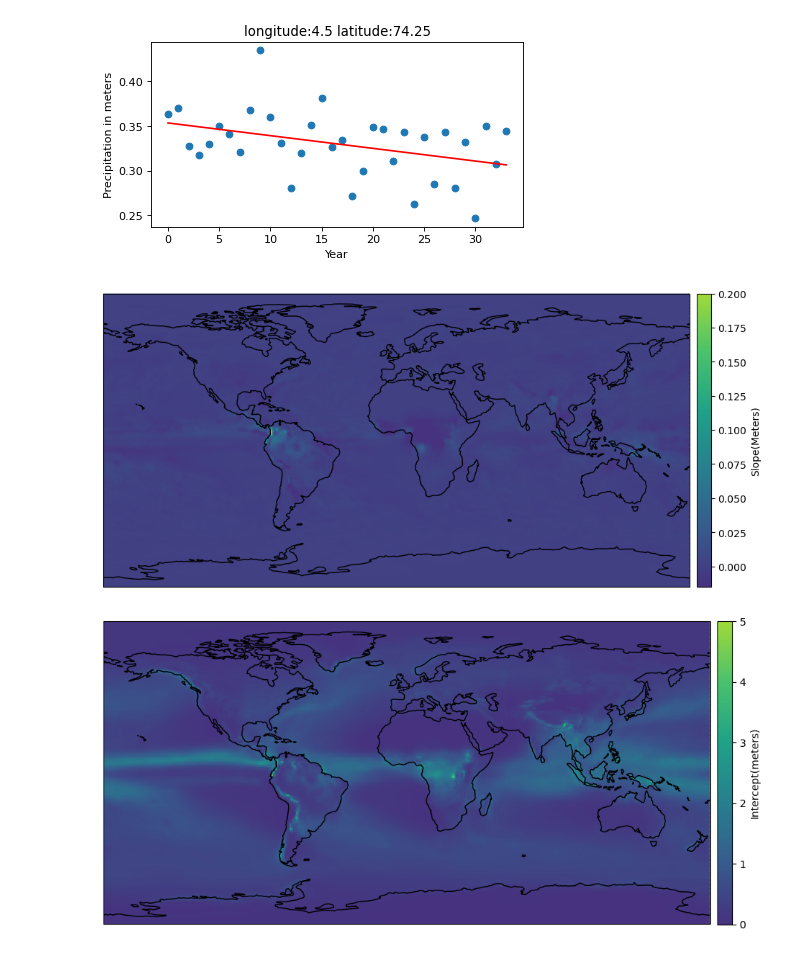
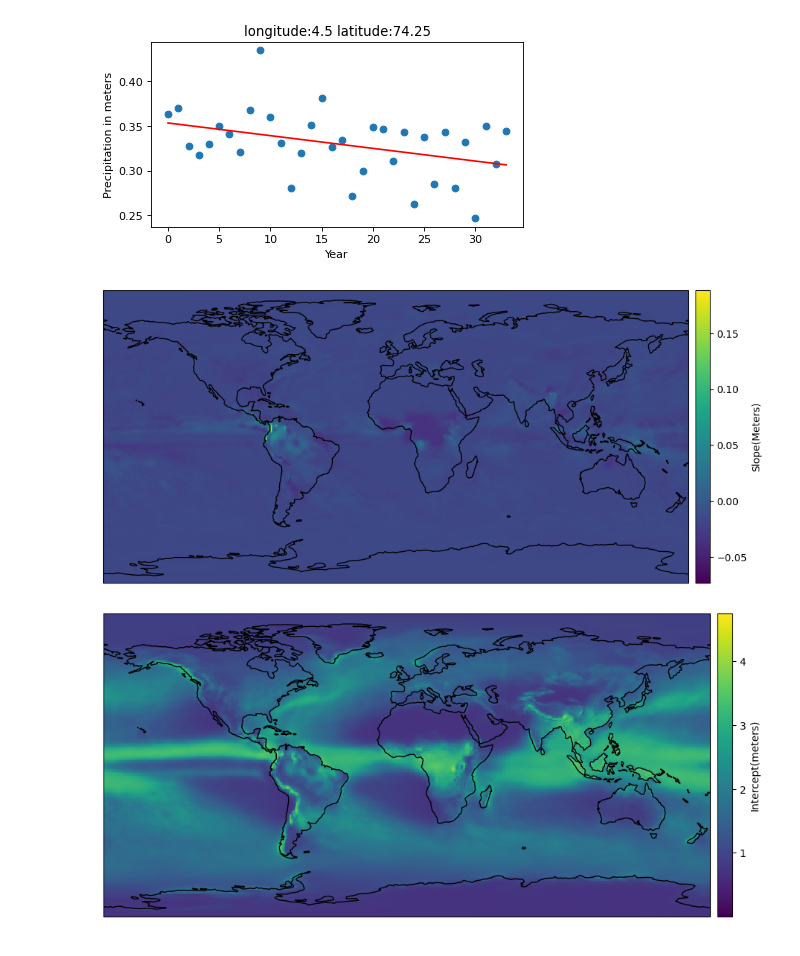
Before and after one commit to leocabbage2008/wpwdpd, a Jupyter notebook: analysis_backup_enabled.ipynb, the cells around one changed output. Cells and saved outputs as stored; diff of their text form; code cells hidden in the pictures.

```diff
--- a/analysis_backup_enabled.ipynb
+++ b/analysis_backup_enabled.ipynb
@@ -143,12 +143,10 @@ fig.tight_layout()
 ax.set_extent([-180, 180, -90, 90], crs=proj)
 # Add the slope data to the map as a pcolormesh
 cmap = matplotlib.colors.LinearSegmentedColormap.from_list("", sns.color_palette("viridis"))
-im = ax.pcolormesh(slope.lon, slope.lat, slope, transform=proj, cmap=cmap, vmin=-.015, vmax=0.2)
-# im = ax.pcolormesh(slope.lon, slope.lat, slope, transform=proj, cmap=cmap, vmin=0, vmax=SLOPE_MEAN)
-# im1 = ax1.pcolormesh(intercept.lon, intercept.lat, intercept, transform=proj, cmap=cmap, vmin=0, vmax=INTERCEPT_MEAN)
-
+# im = ax.pcolormesh(slope.lon, slope.lat, slope, transform=proj, cmap=cmap, vmin=-.015, vmax=0.2)
+im = ax.pcolormesh(lon, lat, slope, transform=proj, cmap=cmap, norm = matplotlib.colors.SymLogNorm(linthresh=.1, vmin=-.015, vmax=0.2))
 # Add a colorbar
-cb = plt.colorbar(im, ax=ax, orientation="vertical", shrink=0.42, pad=0.01)
+cb = plt.colorbar(ax.imshow(slope), ax=ax, orientation="vertical", shrink=0.42, pad=0.01)
 cb.set_label("Slope(Meters)")
 
 # Add coastlines and a title
@@ -157,42 +155,43 @@ ax.coastlines()
 
 plt.show()
 # %% [output]
-[figure, old version]
+[figure, new version]
 # %%
 # Open the regression data file
 ds = xr.open_dataset('regression.nc')
 
 # maxes and mins
 # auto adjusts vmin vmax but whatever
 INTERCEPT_MEAN=2.118391669232234
 
 # Get the slope variable from the dataset
 intercept = ds['intercept']
 
 # Set up the projection for the map
 proj = ccrs.PlateCarree()
 
 # Create a figure and axis for the map
 fig, ax = plt.subplots(subplot_kw={'projection': proj}, figsize=(10, 10))
 fig.tight_layout()
 # Set the extent of the map
 ax.set_extent([-180, 180, -90, 90], crs=proj)
 
 # Add the slope data to the map as a pcolormesh
 cmap = matplotlib.colors.LinearSegmentedColormap.from_list("", sns.color_palette("viridis"))
-im = ax.pcolormesh(intercept.lon, intercept.lat, intercept, transform=proj, cmap=cmap, vmin=0, vmax=5)
+# im = ax.pcolormesh(lon, lat, intercept, transform=proj, cmap=cmap, vmin=0, vmax=5)
+im = ax.pcolormesh(lon, lat, intercept, transform=proj, cmap=cmap, norm = matplotlib.colors.SymLogNorm(linthresh=1))
 
 # Add a colorbar
-cb = plt.colorbar(im, ax=ax, orientation="vertical", shrink=0.42, pad=0.01)
+cb = plt.colorbar(ax.imshow(intercept), ax=ax, orientation="vertical", shrink=0.42, pad=0.01)
 cb.set_label("Intercept(meters)")
 
 # Add coastlines and a title
 ax.coastlines()
 # ax.set_title("Slopes of Linear Regression of Total Precipitation(1984-2017)")
 
 plt.show()
 # %% [output]
-[figure, old version]
+[figure, new version]
 # %%
 # this is default, for 1984-01-01
 # default graph
```
Also changed, not shown: parts of 4 cells of this notebook.
